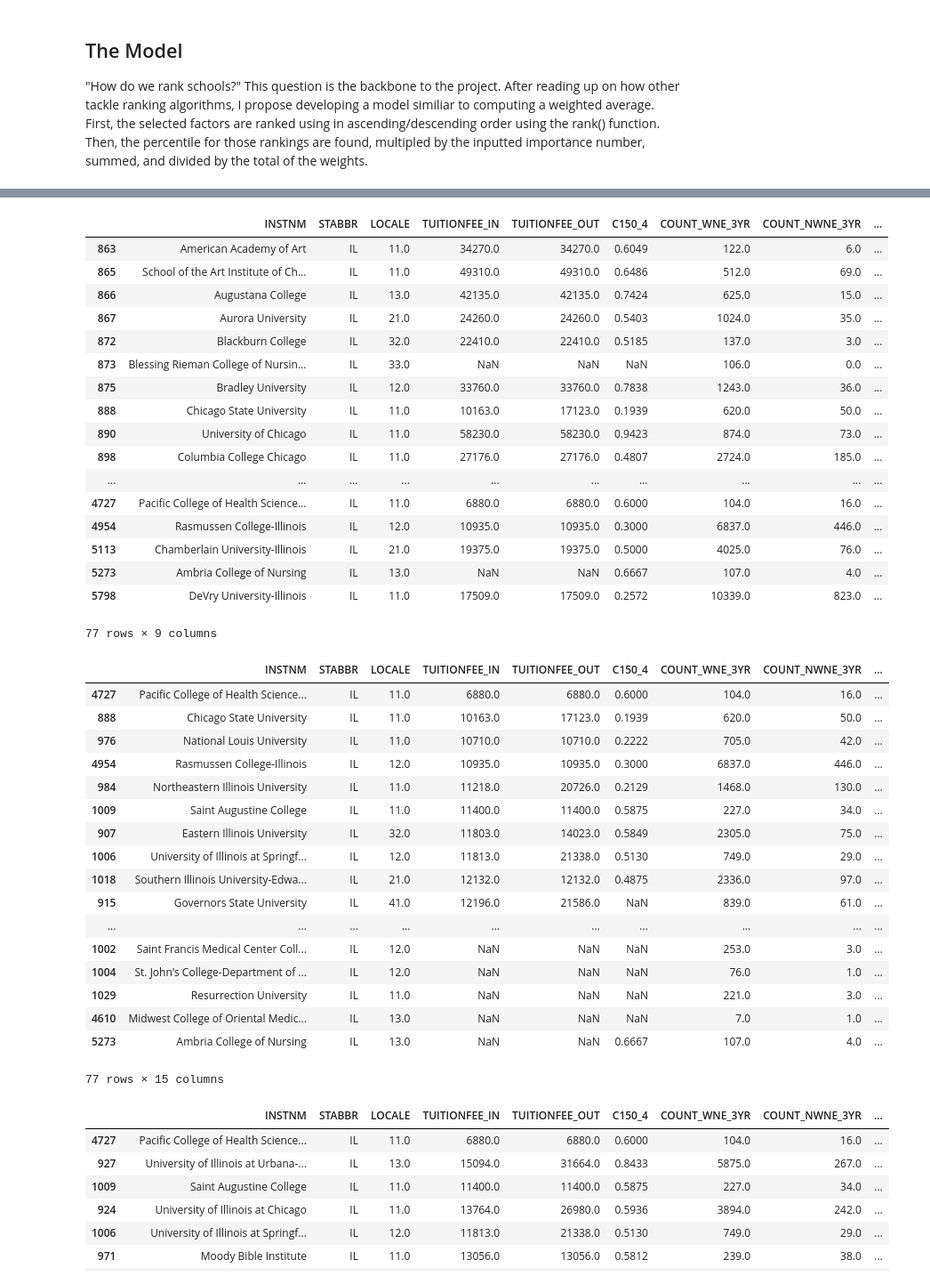
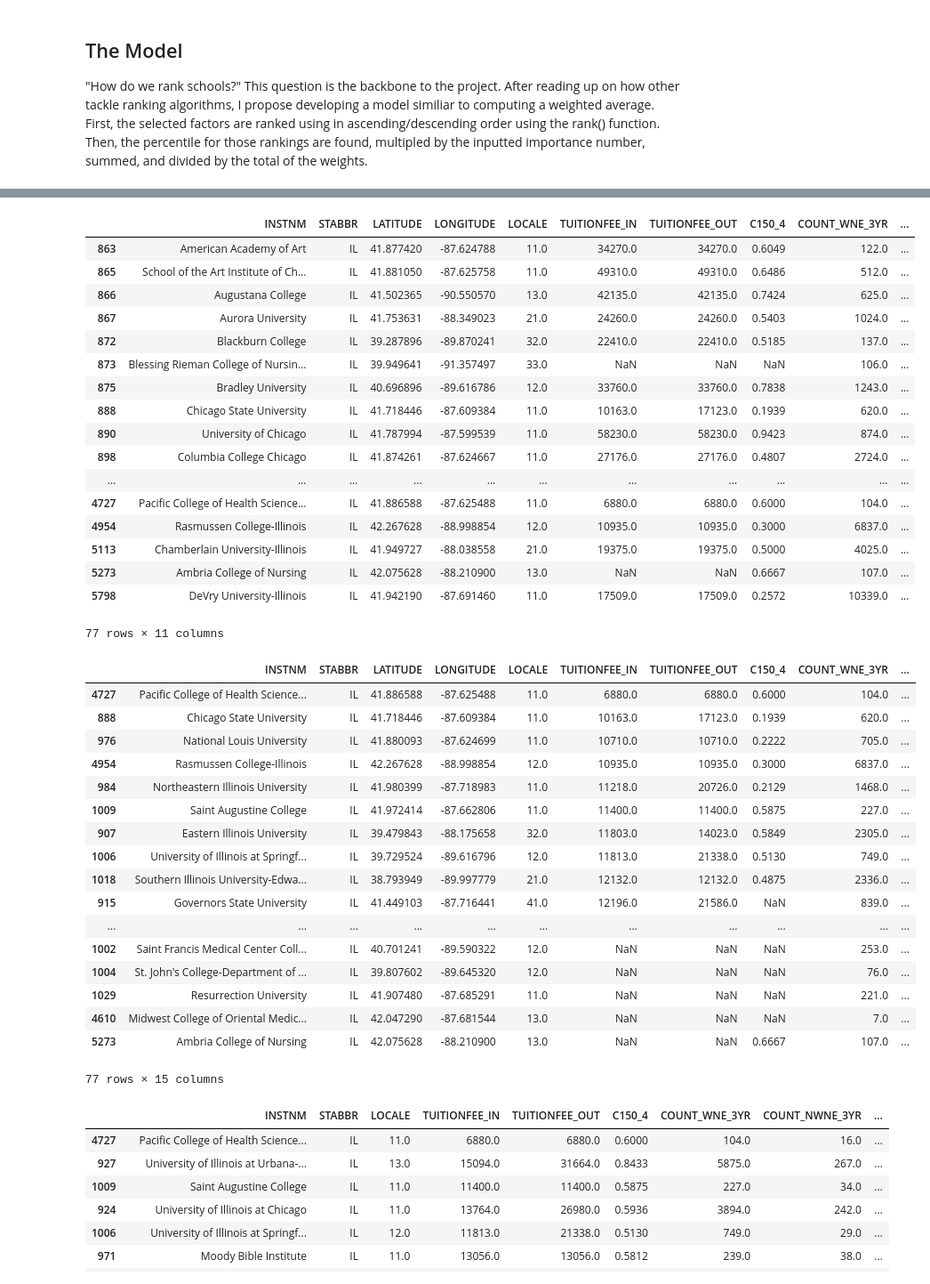
Before and after one commit to voduwa/Final-Project, a Jupyter notebook: tyler.ipynb, the cells around one changed output, grey strips where cells are left out. Shown at 89% size. Drawn from its saved outputs; the diff is of its cells as text; code cells hidden in the pictures.

Commit message:
Updated proposed ranked methodology

```diff
--- a/tyler.ipynb
+++ b/tyler.ipynb
@@ -482,59 +473,59 @@ project_data.head(5)
 # %%
 #Select columns to use in sample run
 
-sample_run_columns = ['INSTNM','STABBR','LOCALE','TUITIONFEE_IN', 'TUITIONFEE_OUT','C150_4','COUNT_WNE_3YR','COUNT_NWNE_3YR']
+sample_run_columns = ['INSTNM','STABBR','LATITUDE', 'LONGITUDE','LOCALE','TUITIONFEE_IN', 'TUITIONFEE_OUT','C150_4','COUNT_WNE_3YR','COUNT_NWNE_3YR']
 sample_run=project_data[sample_run_columns].copy()
 sample_run=sample_run[sample_run['STABBR']=='IL']
 sample_run['EMPLOYMENT RATE']=sample_run['COUNT_WNE_3YR']/(sample_run['COUNT_NWNE_3YR']+sample_run['COUNT_WNE_3YR'])
 sample_run
 # %% [output]
-|  | INSTNM | STABBR | LOCALE | TUITIONFEE_IN | TUITIONFEE_OUT | C150_4 | COUNT_WNE_3YR | COUNT_NWNE_3YR | ... |
-| 863 | American Academy of Art | IL | 11.0 | 34270.0 | 34270.0 | 0.6049 | 122.0 | 6.0 | ... |
-| 865 | School of the Art Institute of Ch... | IL | 11.0 | 49310.0 | 49310.0 | 0.6486 | 512.0 | 69.0 | ... |
-| 866 | Augustana College | IL | 13.0 | 42135.0 | 42135.0 | 0.7424 | 625.0 | 15.0 | ... |
-| 867 | Aurora University | IL | 21.0 | 24260.0 | 24260.0 | 0.5403 | 1024.0 | 35.0 | ... |
-| 872 | Blackburn College | IL | 32.0 | 22410.0 | 22410.0 | 0.5185 | 137.0 | 3.0 | ... |
-| 873 | Blessing Rieman College of Nursin... | IL | 33.0 | NaN | NaN | NaN | 106.0 | 0.0 | ... |
-| 875 | Bradley University | IL | 12.0 | 33760.0 | 33760.0 | 0.7838 | 1243.0 | 36.0 | ... |
-| 888 | Chicago State University | IL | 11.0 | 10163.0 | 17123.0 | 0.1939 | 620.0 | 50.0 | ... |
-| 890 | University of Chicago | IL | 11.0 | 58230.0 | 58230.0 | 0.9423 | 874.0 | 73.0 | ... |
-| 898 | Columbia College Chicago | IL | 11.0 | 27176.0 | 27176.0 | 0.4807 | 2724.0 | 185.0 | ... |
-| ... | ... | ... | ... | ... | ... | ... | ... | ... | ... |
-| 4727 | Pacific College of Health Science... | IL | 11.0 | 6880.0 | 6880.0 | 0.6000 | 104.0 | 16.0 | ... |
-| 4954 | Rasmussen College-Illinois | IL | 12.0 | 10935.0 | 10935.0 | 0.3000 | 6837.0 | 446.0 | ... |
-| 5113 | Chamberlain University-Illinois | IL | 21.0 | 19375.0 | 19375.0 | 0.5000 | 4025.0 | 76.0 | ... |
-| 5273 | Ambria College of Nursing | IL | 13.0 | NaN | NaN | 0.6667 | 107.0 | 4.0 | ... |
-| 5798 | DeVry University-Illinois | IL | 11.0 | 17509.0 | 17509.0 | 0.2572 | 10339.0 | 823.0 | ... |
+|  | INSTNM | STABBR | LATITUDE | LONGITUDE | LOCALE | TUITIONFEE_IN | TUITIONFEE_OUT | C150_4 | COUNT_WNE_3YR | ... |
+| 863 | American Academy of Art | IL | 41.877420 | -87.624788 | 11.0 | 34270.0 | 34270.0 | 0.6049 | 122.0 | ... |
+| 865 | School of the Art Institute of Ch... | IL | 41.881050 | -87.625758 | 11.0 | 49310.0 | 49310.0 | 0.6486 | 512.0 | ... |
+| 866 | Augustana College | IL | 41.502365 | -90.550570 | 13.0 | 42135.0 | 42135.0 | 0.7424 | 625.0 | ... |
+| 867 | Aurora University | IL | 41.753631 | -88.349023 | 21.0 | 24260.0 | 24260.0 | 0.5403 | 1024.0 | ... |
+| 872 | Blackburn College | IL | 39.287896 | -89.870241 | 32.0 | 22410.0 | 22410.0 | 0.5185 | 137.0 | ... |
+| 873 | Blessing Rieman College of Nursin... | IL | 39.949641 | -91.357497 | 33.0 | NaN | NaN | NaN | 106.0 | ... |
+| 875 | Bradley University | IL | 40.696896 | -89.616786 | 12.0 | 33760.0 | 33760.0 | 0.7838 | 1243.0 | ... |
+| 888 | Chicago State University | IL | 41.718446 | -87.609384 | 11.0 | 10163.0 | 17123.0 | 0.1939 | 620.0 | ... |
+| 890 | University of Chicago | IL | 41.787994 | -87.599539 | 11.0 | 58230.0 | 58230.0 | 0.9423 | 874.0 | ... |
+| 898 | Columbia College Chicago | IL | 41.874261 | -87.624667 | 11.0 | 27176.0 | 27176.0 | 0.4807 | 2724.0 | ... |
+| ... | ... | ... | ... | ... | ... | ... | ... | ... | ... | ... |
+| 4727 | Pacific College of Health Science... | IL | 41.886588 | -87.625488 | 11.0 | 6880.0 | 6880.0 | 0.6000 | 104.0 | ... |
+| 4954 | Rasmussen College-Illinois | IL | 42.267628 | -88.998854 | 12.0 | 10935.0 | 10935.0 | 0.3000 | 6837.0 | ... |
+| 5113 | Chamberlain University-Illinois | IL | 41.949727 | -88.038558 | 21.0 | 19375.0 | 19375.0 | 0.5000 | 4025.0 | ... |
+| 5273 | Ambria College of Nursing | IL | 42.075628 | -88.210900 | 13.0 | NaN | NaN | 0.6667 | 107.0 | ... |
+| 5798 | DeVry University-Illinois | IL | 41.942190 | -87.691460 | 11.0 | 17509.0 | 17509.0 | 0.2572 | 10339.0 | ... |
-77 rows × 9 columns
+77 rows × 11 columns
 # %%
 #Compute numerical data ranks (1 through n) along axis.
 #The ascending method is set to what will get rank of 1 being the most desirable for that indicator.
 #Method is set to dense to indicate what happens when there is a tie
 
-sample_run['Rank_Tuition']=sample_run['TUITIONFEE_IN'].rank(method='dense')
-sample_run['Rank_Grad_Rate']=sample_run['C150_4'].rank(ascending=False, method='dense')
-sample_run['Rank_Employment_Rate']=sample_run['EMPLOYMENT RATE'].rank(ascending=False, method='dense')
-sample_run['Rank_Urban']=sample_run['LOCALE'].rank(ascending=True, method='dense')
+sample_run['Rank_Tuition']=sample_run['TUITIONFEE_IN'].rank(method='dense', pct=True)
+sample_run['Rank_Grad_Rate']=sample_run['C150_4'].rank(ascending=False, method='dense', pct=True)
+sample_run['Rank_Employment_Rate']=sample_run['EMPLOYMENT RATE'].rank(ascending=False, method='dense', pct=True)
+sample_run['Rank_Urban']=sample_run['LOCALE'].rank(ascending=True, method='dense', pct=True)
 
 sample_run.sort_values(by = 'TUITIONFEE_IN')
 # %% [output]
-|  | INSTNM | STABBR | LOCALE | TUITIONFEE_IN | TUITIONFEE_OUT | C150_4 | COUNT_WNE_3YR | COUNT_NWNE_3YR | ... |
-| 4727 | Pacific College of Health Science... | IL | 11.0 | 6880.0 | 6880.0 | 0.6000 | 104.0 | 16.0 | ... |
-| 888 | Chicago State University | IL | 11.0 | 10163.0 | 17123.0 | 0.1939 | 620.0 | 50.0 | ... |
-| 976 | National Louis University | IL | 11.0 | 10710.0 | 10710.0 | 0.2222 | 705.0 | 42.0 | ... |
-| 4954 | Rasmussen College-Illinois | IL | 12.0 | 10935.0 | 10935.0 | 0.3000 | 6837.0 | 446.0 | ... |
-| 984 | Northeastern Illinois University | IL | 11.0 | 11218.0 | 20726.0 | 0.2129 | 1468.0 | 130.0 | ... |
-| 1009 | Saint Augustine College | IL | 11.0 | 11400.0 | 11400.0 | 0.5875 | 227.0 | 34.0 | ... |
-| 907 | Eastern Illinois University | IL | 32.0 | 11803.0 | 14023.0 | 0.5849 | 2305.0 | 75.0 | ... |
-| 1006 | University of Illinois at Springf... | IL | 12.0 | 11813.0 | 21338.0 | 0.5130 | 749.0 | 29.0 | ... |
-| 1018 | Southern Illinois University-Edwa... | IL | 21.0 | 12132.0 | 12132.0 | 0.4875 | 2336.0 | 97.0 | ... |
-| 915 | Governors State University | IL | 41.0 | 12196.0 | 21586.0 | NaN | 839.0 | 61.0 | ... |
-| ... | ... | ... | ... | ... | ... | ... | ... | ... | ... |
-| 1002 | Saint Francis Medical Center Coll... | IL | 12.0 | NaN | NaN | NaN | 253.0 | 3.0 | ... |
-| 1004 | St. John's College-Department of ... | IL | 12.0 | NaN | NaN | NaN | 76.0 | 1.0 | ... |
-| 1029 | Resurrection University | IL | 11.0 | NaN | NaN | NaN | 221.0 | 3.0 | ... |
-| 4610 | Midwest College of Oriental Medic... | IL | 13.0 | NaN | NaN | NaN | 7.0 | 1.0 | ... |
-| 5273 | Ambria College of Nursing | IL | 13.0 | NaN | NaN | 0.6667 | 107.0 | 4.0 | ... |
+|  | INSTNM | STABBR | LATITUDE | LONGITUDE | LOCALE | TUITIONFEE_IN | TUITIONFEE_OUT | C150_4 | COUNT_WNE_3YR | ... |
+| 4727 | Pacific College of Health Science... | IL | 41.886588 | -87.625488 | 11.0 | 6880.0 | 6880.0 | 0.6000 | 104.0 | ... |
+| 888 | Chicago State University | IL | 41.718446 | -87.609384 | 11.0 | 10163.0 | 17123.0 | 0.1939 | 620.0 | ... |
+| 976 | National Louis University | IL | 41.880093 | -87.624699 | 11.0 | 10710.0 | 10710.0 | 0.2222 | 705.0 | ... |
+| 4954 | Rasmussen College-Illinois | IL | 42.267628 | -88.998854 | 12.0 | 10935.0 | 10935.0 | 0.3000 | 6837.0 | ... |
+| 984 | Northeastern Illinois University | IL | 41.980399 | -87.718983 | 11.0 | 11218.0 | 20726.0 | 0.2129 | 1468.0 | ... |
+| 1009 | Saint Augustine College | IL | 41.972414 | -87.662806 | 11.0 | 11400.0 | 11400.0 | 0.5875 | 227.0 | ... |
+| 907 | Eastern Illinois University | IL | 39.479843 | -88.175658 | 32.0 | 11803.0 | 14023.0 | 0.5849 | 2305.0 | ... |
+| 1006 | University of Illinois at Springf... | IL | 39.729524 | -89.616796 | 12.0 | 11813.0 | 21338.0 | 0.5130 | 749.0 | ... |
+| 1018 | Southern Illinois University-Edwa... | IL | 38.793949 | -89.997779 | 21.0 | 12132.0 | 12132.0 | 0.4875 | 2336.0 | ... |
+| 915 | Governors State University | IL | 41.449103 | -87.716441 | 41.0 | 12196.0 | 21586.0 | NaN | 839.0 | ... |
+| ... | ... | ... | ... | ... | ... | ... | ... | ... | ... | ... |
+| 1002 | Saint Francis Medical Center Coll... | IL | 40.701241 | -89.590322 | 12.0 | NaN | NaN | NaN | 253.0 | ... |
+| 1004 | St. John's College-Department of ... | IL | 39.807602 | -89.645320 | 12.0 | NaN | NaN | NaN | 76.0 | ... |
+| 1029 | Resurrection University | IL | 41.907480 | -87.685291 | 11.0 | NaN | NaN | NaN | 221.0 | ... |
+| 4610 | Midwest College of Oriental Medic... | IL | 42.047290 | -87.681544 | 13.0 | NaN | NaN | NaN | 7.0 | ... |
+| 5273 | Ambria College of Nursing | IL | 42.075628 | -88.210900 | 13.0 | NaN | NaN | 0.6667 | 107.0 | ... |
 77 rows × 15 columns
 # %%
 #Below is what the coded function could like for the four selected factors.
```
Also changed, not shown: parts of 4 cells of this notebook.
